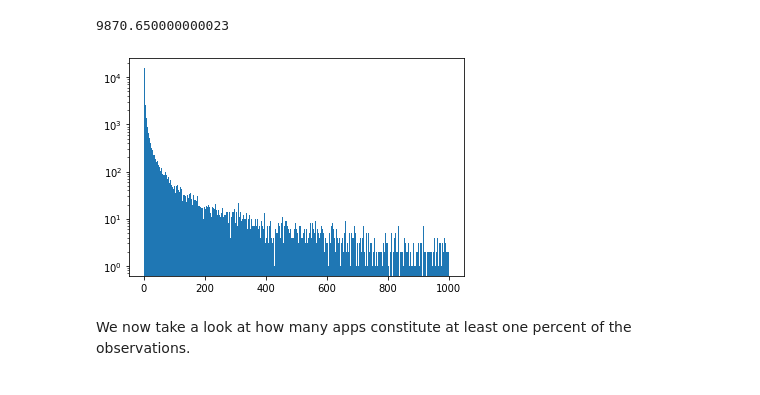
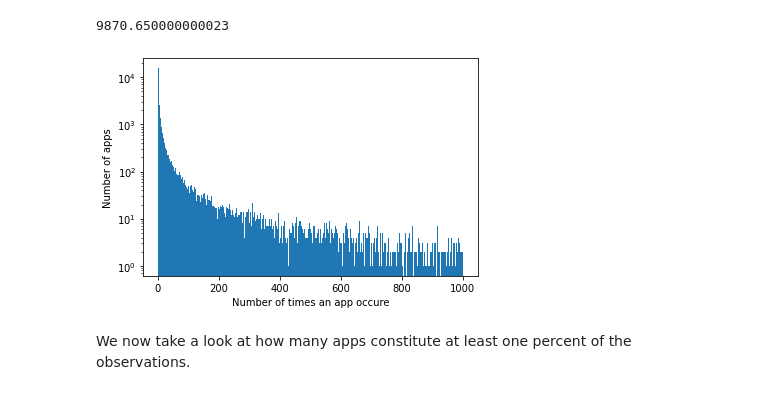
Before and after one commit to ClaraAndersen/motifs_and_competition_in_app_usage, a Jupyter notebook: remove_infrequent_apps.ipynb, the cells around one changed output. Saved outputs shown, nothing was run; the diff lists cells and outputs as text; code cells hidden in the pictures.

```diff
--- a/remove_infrequent_apps.ipynb
+++ b/remove_infrequent_apps.ipynb
@@ -108,9 +108,11 @@ app_count.quantile(q=.99)
 # %%
 bins=plt.hist(app_count,bins=range(1,1001,1))
 plt.yscale('log')
-plt.y
+plt.ylabel("Number of apps")
+plt.xlabel("Number of times an app occure")
+plt.show()
 # %% [output]
-[figure, old version]
+[figure, new version]
 # %% [markdown]
 We now take a look at how many apps constitute at least one percent of the observations.
 # %%
```
Also changed, not shown: parts of 1 cell of this notebook, 5 other files.
